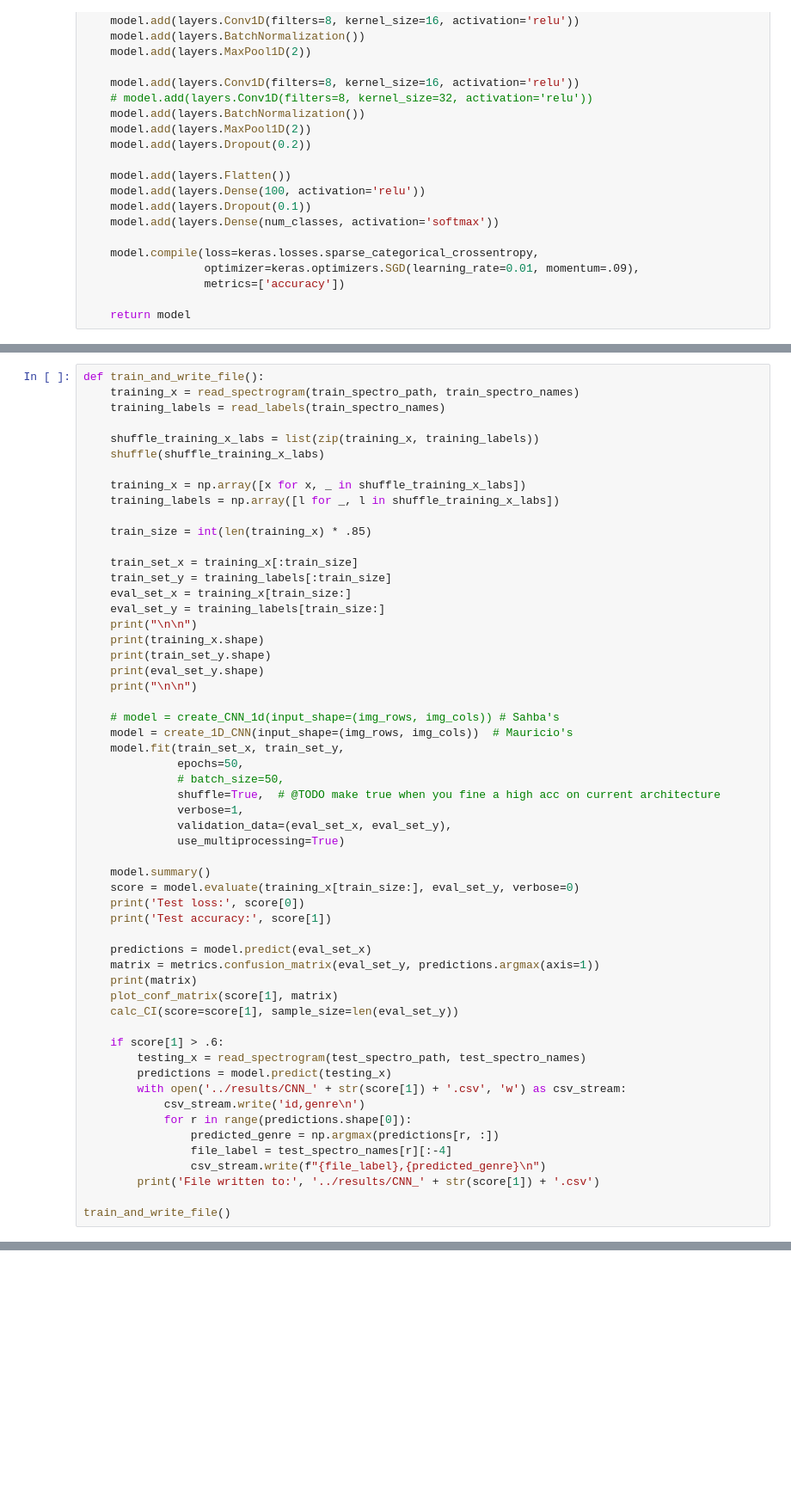
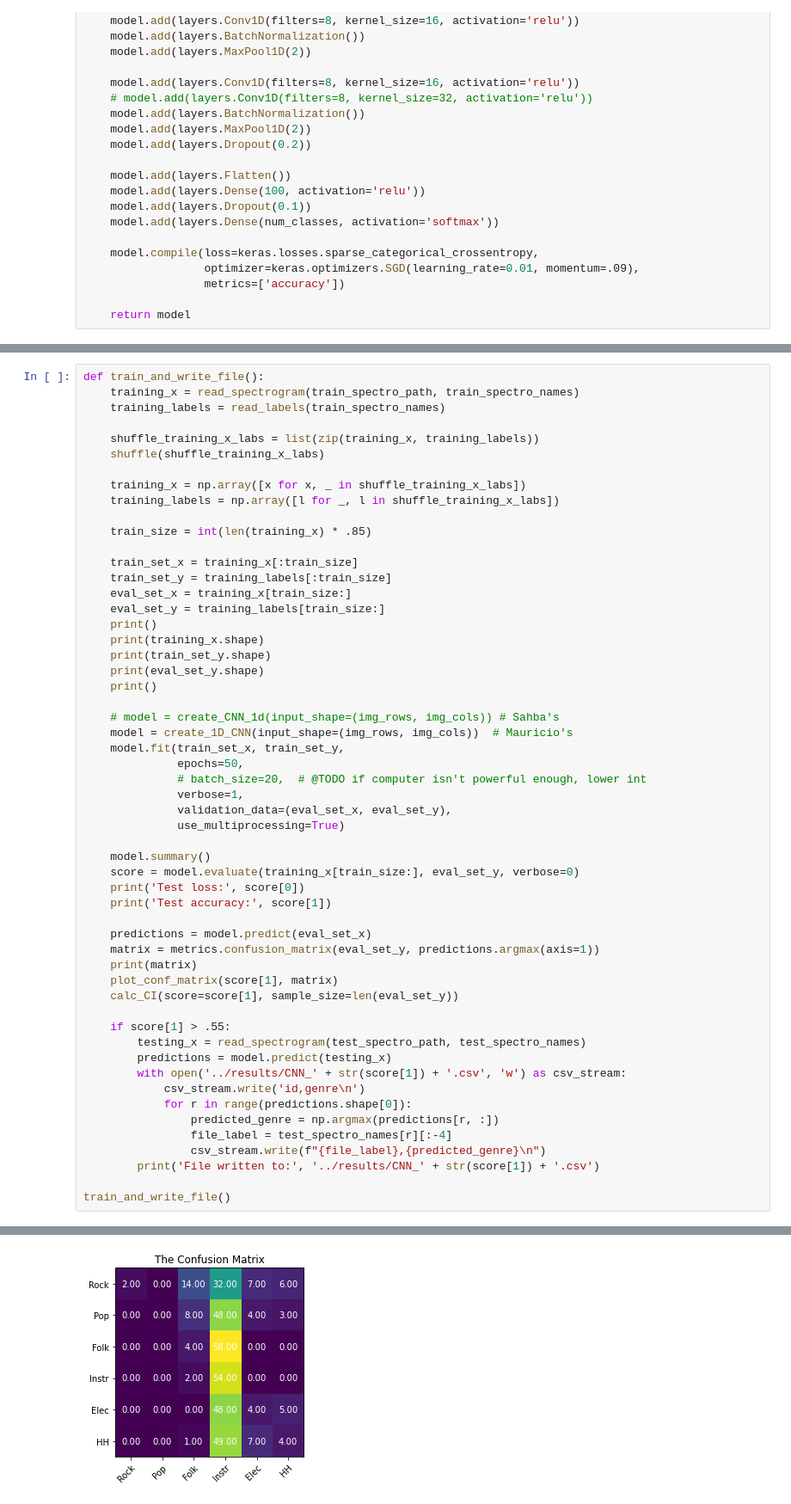
Before and after one commit to sahba-t/AudioClassification, a Jupyter notebook: src/CNN.ipynb, the cells around one changed output, grey strips where cells are left out. Shown at 86% size. Saved outputs shown, nothing was run; the diff lists cells and outputs as text; blank space fills up the shorter version.

```diff
--- a/src/CNN.ipynb
+++ b/src/CNN.ipynb
@@ -240,18 +254,17 @@ def train_and_write_file():
     train_set_y = training_labels[:train_size]
     eval_set_x = training_x[train_size:]
     eval_set_y = training_labels[train_size:]
-    print("\n\n")
+    print()
     print(training_x.shape)
     print(train_set_y.shape)
     print(eval_set_y.shape)
-    print("\n\n")
+    print()
 
     # model = create_CNN_1d(input_shape=(img_rows, img_cols)) # Sahba's
     model = create_1D_CNN(input_shape=(img_rows, img_cols))  # Mauricio's
     model.fit(train_set_x, train_set_y,
               epochs=50,
-              # batch_size=50,
-              shuffle=True,  # @TODO make true when you fine a high acc on current architecture
+              # batch_size=20,  # @TODO if computer isn't powerful enough, lower int
               verbose=1,
               validation_data=(eval_set_x, eval_set_y),
               use_multiprocessing=True)
@@ -267,7 +280,7 @@ def train_and_write_file():
     plot_conf_matrix(score[1], matrix)
     calc_CI(score=score[1], sample_size=len(eval_set_y))
 
-    if score[1] > .6:
+    if score[1] > .55:
         testing_x = read_spectrogram(test_spectro_path, test_spectro_names)
         predictions = model.predict(testing_x)
         with open('../results/CNN_' + str(score[1]) + '.csv', 'w') as csv_stream:
@@ -279,3 +292,4 @@ def train_and_write_file():
         print('File written to:', '../results/CNN_' + str(score[1]) + '.csv')
 
 train_and_write_file()
+# %% [output]
@@ -281,0 +313 @@ train_and_write_file()
+[figure, added]
```
Also changed, not shown: parts of 5 cells of this notebook.
